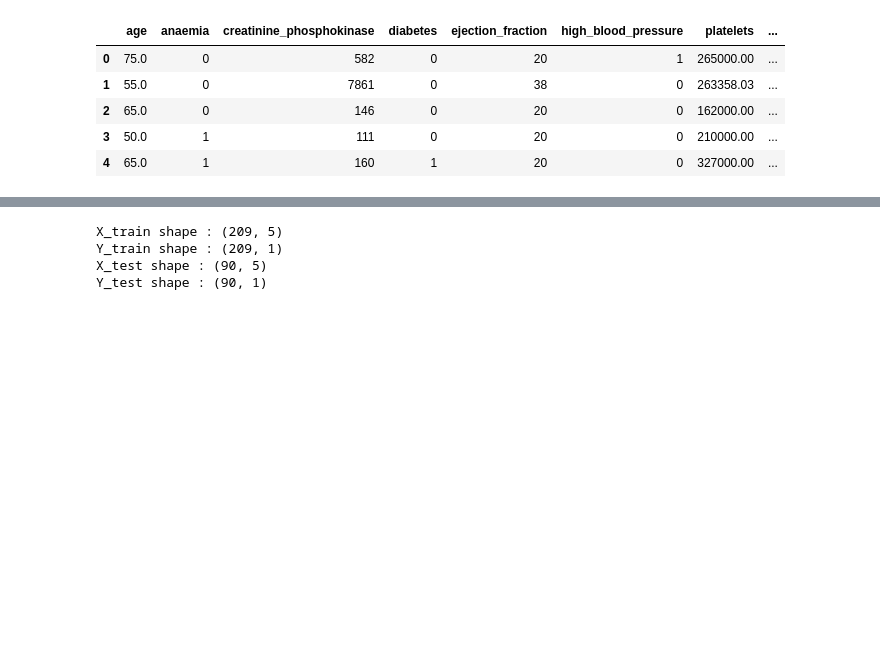
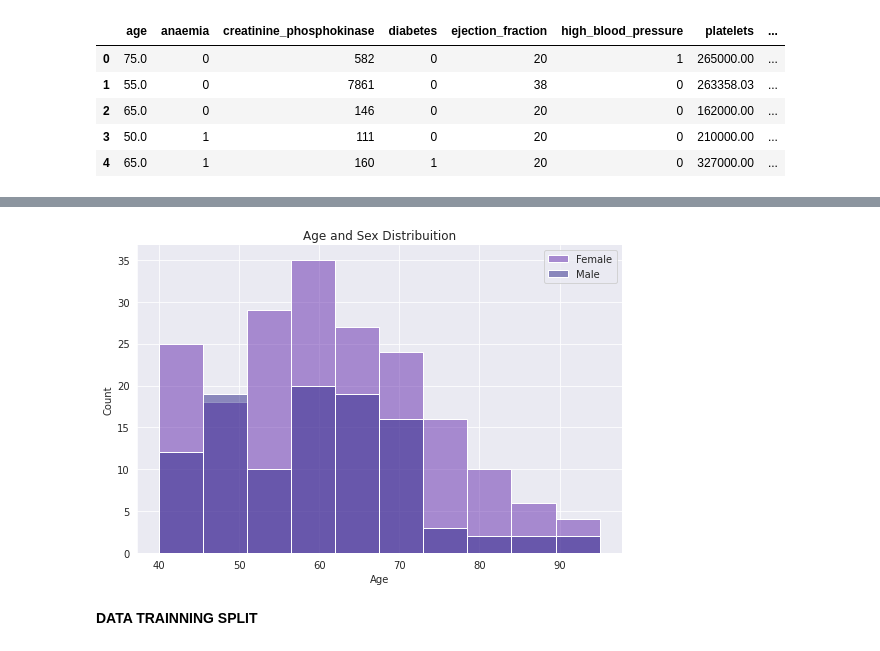
Before and after one commit to jpbogoni/PythonTaskHeartFailure, a Jupyter notebook: task.ipynb, the cells around one changed output, grey strips where cells are left out. Saved outputs shown, nothing was run; the diff lists cells and outputs as text; code cells hidden in the pictures; blank space fills up the shorter version.

```diff
--- a/task.ipynb
+++ b/task.ipynb
@@ -85,2 +70,14 @@ Name: DEATH_EVENT, dtype: float64
+# %%
+# AGE DISTRIBUITION
+
+sns.displot(data=df, x='age', hue='sex', aspect=1.5, legend=False)
+plt.title("Age and Sex Distribuition")
+plt.xlabel("Age")
+plt.legend(loc="upper right",labels=["Female", "Male"])
+plt.show()
+# %% [output]
+[figure, added]
+# %% [markdown]
+**DATA TRAINNING SPLIT**
 # %%
 # TRAIN TEST SPLIT
@@ -88,10 +84,0 @@ X_train, X_test, Y_train, Y_test = train_test_split(df.loc[:,{'age','ejection_fr
-# %%
-print("X_train shape :",X_train.shape)
-print("Y_train shape :",Y_train.shape)
-print("X_test shape :",X_test.shape)
-print("Y_test shape :",Y_test.shape)
-# %% [output]
-X_train shape : (209, 5)
-Y_train shape : (209, 1)
-X_test shape : (90, 5)
-Y_test shape : (90, 1)
```
Also changed, not shown: parts of 27 cells of this notebook.
